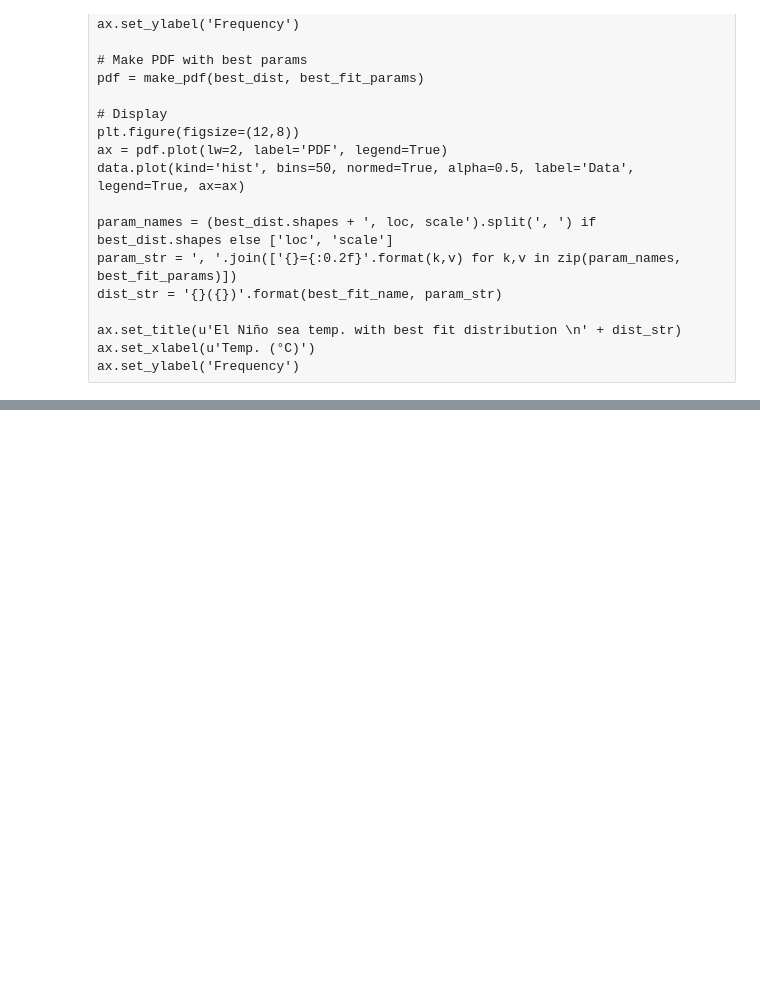
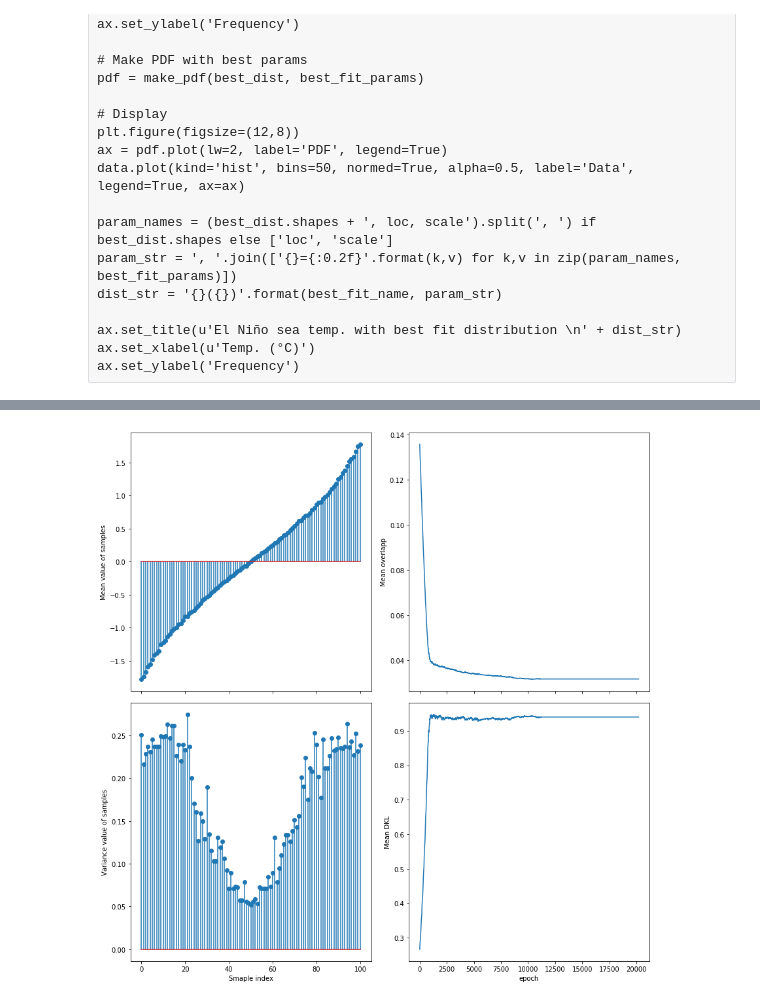
Before and after one commit to tik0/vae_tools, a Jupyter notebook: examples/optimal_latent_distribution.ipynb, the cells around one changed output, grey strips where cells are left out. Drawn from its saved outputs; the diff is of its cells as text; code cells hidden in the pictures; blank space fills up the shorter version.

```diff
--- a/examples/optimal_latent_distribution.ipynb
+++ b/examples/optimal_latent_distribution.ipynb
@@ -529,3 +529,11 @@ dist_str = '{}({})'.format(best_fit_name, param_str)
 ax.set_title(u'El Niño sea temp. with best fit distribution \n' + dist_str)
 ax.set_xlabel(u'Temp. (°C)')
 ax.set_ylabel('Frequency')
+# %%
+n = 101 # some uneven number so that one value is centred at 0.0
+epoch = n * 200
+mean_0 = np.linspace(-1, 1, n, True)
+var_0 = .5 * np.ones(shape=(n,))
+alpha = 20.
+n_jobs = 16
+results_configuration = find_best_configuration(n, epoch, mean_0, var_0, alpha, n_jobs)
@@ -531,0 +558,13 @@ ax.set_ylabel('Frequency')
+# %%
+import pickle
+import bz2
+fname = models/optimal_latent_distribution_n101_example.pkl
+if True: # load results from disk
+    sfile = bz2.BZ2File(fname, 'r')
+    results_configuration = pickle.load( sfile )
+else:
+    sfile = bz2.BZ2File(fname, 'w')
+    pickle.dump( results_configuration, sfile )
+plot_best_configuration(results_configuration1)
+# %% [output]
+[figure, added]
```
Also changed, not shown: parts of 1 cell of this notebook, 1 other file.
